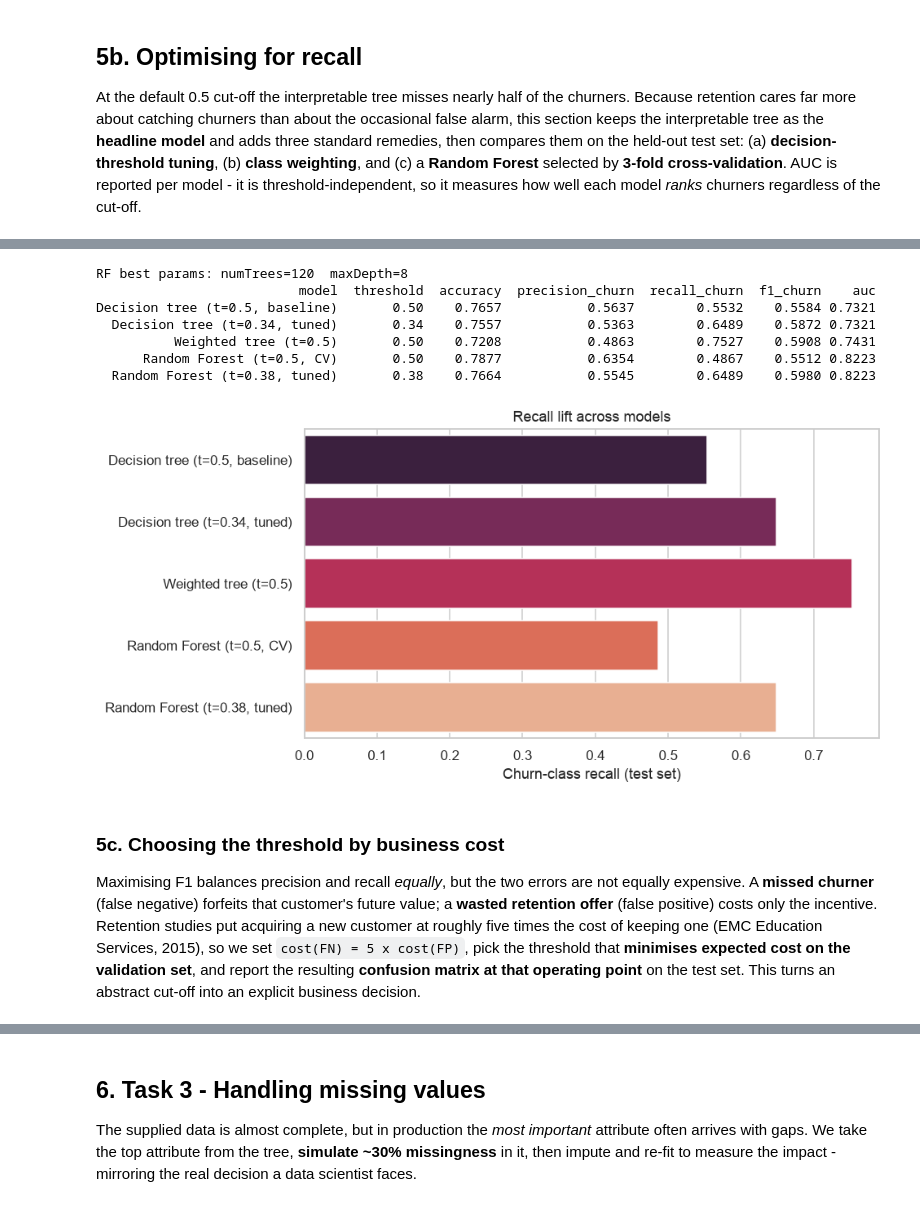
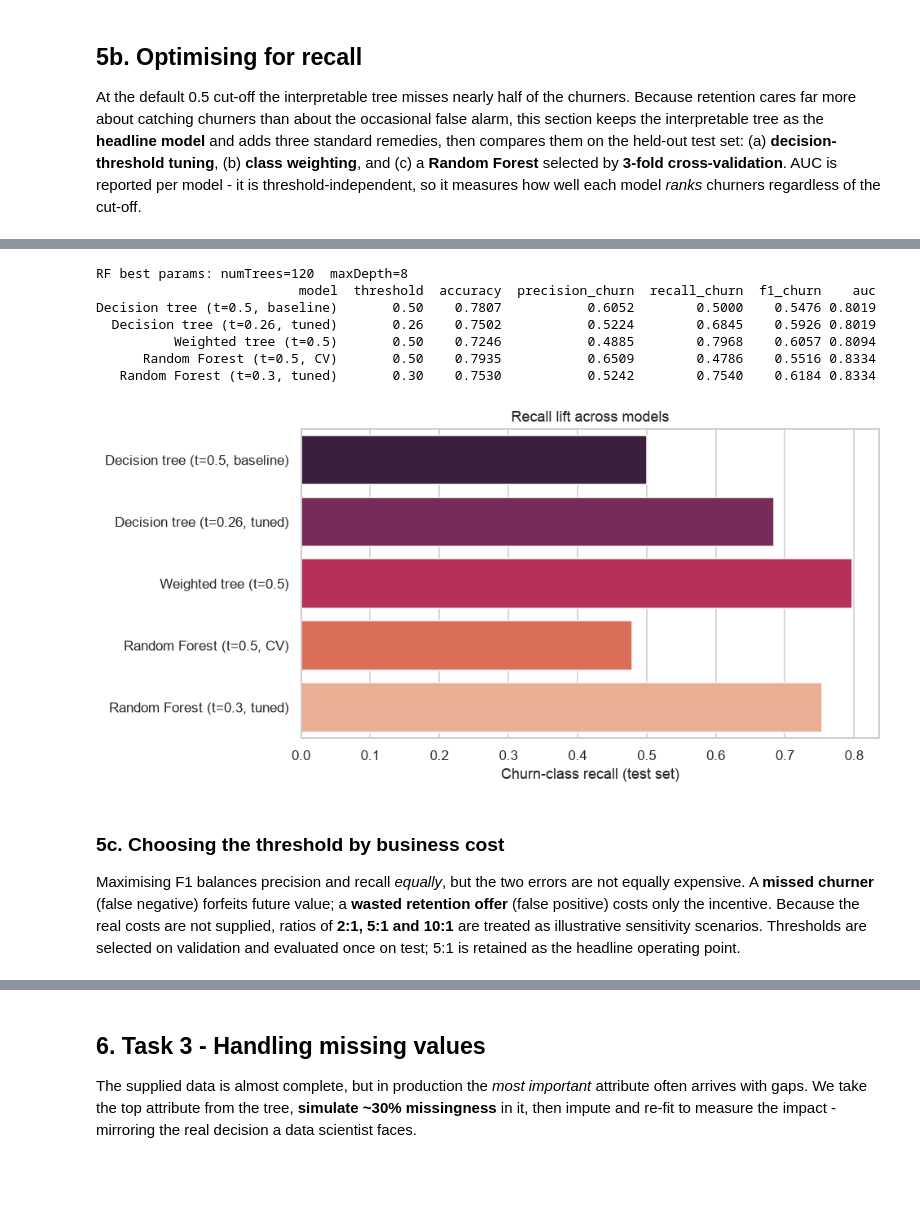
Before and after one commit to lfariabr/masters-swe-ai, a Jupyter notebook: 2026-T2/BDA/assignments/Assessment2/notebook/BDA601FariaLuis_Assessment2.ipynb, the cells around one changed output, grey strips where cells are left out. Cells and saved outputs as stored; diff of their text form; code cells hidden in the pictures; blank space fills up the shorter version.

```diff
--- a/2026-T2/BDA/assignments/Assessment2/notebook/BDA601FariaLuis_Assessment2.ipynb
+++ b/2026-T2/BDA/assignments/Assessment2/notebook/BDA601FariaLuis_Assessment2.ipynb
@@ -283,20 +263,0 @@ Categorical: ['gender', 'Dependents', 'PhoneService', 'MultipleLines', 'OnlineBa
-# %%
-from pyspark.ml import Pipeline
-from pyspark.ml.feature import StringIndexer, VectorAssembler, VectorIndexer
-
-sdf = spark.createDataFrame(clean)
-
-# Index each categorical column, index the label, assemble, then mark low-cardinality
-# vector slots as categorical so the tree splits them as sets rather than ordinals.
-cat_indexers = [StringIndexer(inputCol=c, outputCol=c + "_idx", handleInvalid="keep") for c in CATEGORICAL]
-label_indexer = StringIndexer(inputCol="Churn", outputCol="label", handleInvalid="error")  # Churn is clean -> exactly 2 classes (binary AUC)
-FEATURE_NAMES = NUMERIC + CATEGORICAL                      # display name per vector index
-assembler = VectorAssembler(inputCols=NUMERIC + [c + "_idx" for c in CATEGORICAL], outputCol="features_raw")
-vindexer = VectorIndexer(inputCol="features_raw", outputCol="features", maxCategories=12, handleInvalid="keep")
-
-prep = Pipeline(stages=cat_indexers + [label_indexer, assembler, vindexer]).fit(sdf)
-model_df = prep.transform(sdf).select("features", "label", "Churn").cache()
-print("Prepared rows:", model_df.count(), "| features per row:", len(FEATURE_NAMES))
-# label mapping (StringIndexer orders by frequency: No=0.0, Yes=1.0)
-label_labels = prep.stages[len(CATEGORICAL)].labels
-print("Label index ->", {i: l for i, l in enumerate(label_labels)})
@@ -313,18 +414,13 @@ MLlib's `DecisionTreeClassifier`.
 from pyspark.ml.classification import DecisionTreeClassifier
 from pyspark.ml.evaluation import MulticlassClassificationEvaluator, BinaryClassificationEvaluator
 
-train_df, val_df, test_df = model_df.randomSplit([0.6, 0.2, 0.2], seed=RANDOM_SEED)
-print("train/val/test =", train_df.count(), val_df.count(), test_df.count())
-
-f1_eval = MulticlassClassificationEvaluator(labelCol="label", predictionCol="prediction", metricName="f1")
-
-# Tune maxDepth on the validation set.
+# Tune maxDepth on the validation set using churn-class F1, not majority-weighted F1.
 val_scores = {}
 for depth in [3, 4, 5, 6, 8]:
     m = DecisionTreeClassifier(labelCol="label", featuresCol="features", maxDepth=depth, seed=RANDOM_SEED).fit(train_df)
-    val_scores[depth] = f1_eval.evaluate(m.transform(val_df))
+    val_scores[depth] = churn_f1(m.transform(val_df))
 best_depth = max(val_scores, key=val_scores.get)
-print("Validation F1 by depth:", {d: round(s, 4) for d, s in val_scores.items()})
+print("Validation churn-F1 by depth:", {d: round(s, 4) for d, s in val_scores.items()})
 print("Best maxDepth =", best_depth)
 
 dt = DecisionTreeClassifier(labelCol="label", featuresCol="features", maxDepth=best_depth, seed=RANDOM_SEED)
@@ -483,11 +568,12 @@ def churn_scores(s, t):
     f1   = 2 * prec * rec / (prec + rec) if (prec + rec) else 0.0
     return {"acc": (tp + tn) / len(y), "precision": prec, "recall": rec, "f1": f1}
 
-auc_eval = BinaryClassificationEvaluator(labelCol="label", rawPredictionCol="rawPrediction", metricName="areaUnderROC")
+auc_cv_eval = BinaryClassificationEvaluator(labelCol="label", rawPredictionCol="rawPrediction",
+                                             metricName="areaUnderROC")
 
 # (a) Tune the baseline tree's decision threshold on the VALIDATION set (maximise churn-class F1).
 val_s = scored(model.transform(val_df))
-grid = np.round(np.arange(0.10, 0.61, 0.02), 3)
+grid = np.round(np.arange(0.02, 0.81, 0.02), 3)
 val_curve = pd.DataFrame([{"t": t, **churn_scores(val_s, t)} for t in grid])
 t_tree = float(val_curve.loc[val_curve["f1"].idxmax(), "t"])
 print("Decision tree: best threshold on validation =", t_tree)
@@ -516,7 +602,7 @@ from pyspark.ml.classification import RandomForestClassifier
 from pyspark.ml.tuning import CrossValidator, ParamGridBuilder
 rf = RandomForestClassifier(labelCol="label", featuresCol="features", seed=RANDOM_SEED)
 rf_grid = ParamGridBuilder().addGrid(rf.numTrees, [60, 120]).addGrid(rf.maxDepth, [5, 8]).build()
-rf_cv = CrossValidator(estimator=rf, estimatorParamMaps=rf_grid, evaluator=auc_eval,
+rf_cv = CrossValidator(estimator=rf, estimatorParamMaps=rf_grid, evaluator=auc_cv_eval,
                        numFolds=3, seed=RANDOM_SEED, parallelism=2).fit(train_df)
 rf_model = rf_cv.bestModel
 print("RF best params: numTrees=%s  maxDepth=%s" % (rf_model.getNumTrees, rf_model.getOrDefault("maxDepth")))
@@ -530,52 +616,50 @@ t_rf = float(rf_curve.loc[rf_curve["f1"].idxmax(), "t"])
 tree_test = scored(model.transform(test_df))
 w_test    = scored(wtree.transform(test_df))
 rf_test   = scored(rf_model.transform(test_df))
-auc_tree, auc_w, auc_rf = (auc_eval.evaluate(model.transform(test_df)),
-                           auc_eval.evaluate(wtree.transform(test_df)),
-                           auc_eval.evaluate(rf_model.transform(test_df)))
+auc_tree, auc_w, auc_rf = (probability_auc(model.transform(test_df)),
+                           probability_auc(wtree.transform(test_df)),
+                           probability_auc(rf_model.transform(test_df)))
 
 def row_for(name, s, t, a):
     m = churn_scores(s, t)
     return {"model": name, "threshold": t, "accuracy": round(m["acc"], 4),
             "precision_churn": round(m["precision"], 4), "recall_churn": round(m["recall"], 4),
             "f1_churn": round(m["f1"], 4), "auc": round(a, 4)}
 
 rows = [
     ("Decision tree (t=0.5, baseline)", tree_test, 0.5, auc_tree),
     (f"Decision tree (t={t_tree}, tuned)", tree_test, t_tree, auc_tree),
     ("Weighted tree (t=0.5)", w_test, 0.5, auc_w),
     ("Random Forest (t=0.5, CV)", rf_test, 0.5, auc_rf),
     (f"Random Forest (t={t_rf}, tuned)", rf_test, t_rf, auc_rf),
 ]
 comparison = pd.DataFrame([row_for(*r) for r in rows])
 print(comparison.to_string(index=False))
 
 plt.figure(figsize=(9, 4.5))
 sns.barplot(data=comparison, y="model", x="recall_churn", hue="model", palette="rocket", legend=False)
 plt.xlabel("Churn-class recall (test set)"); plt.ylabel("")
 plt.title("Recall lift across models"); plt.tight_layout()
 plt.savefig(FIG_DIR / "fig10_recall_comparison.png"); plt.show()
 
 recall_improvement = {"comparison": comparison.to_dict(orient="records"),
                       "chosen_threshold_tree": t_tree, "chosen_threshold_rf": t_rf,
                       "class_weights": {"pos": round(w_pos, 3), "neg": round(w_neg, 3)}}
 # %% [output]
 RF best params: numTrees=120  maxDepth=8
                           model  threshold  accuracy  precision_churn  recall_churn  f1_churn    auc
-Decision tree (t=0.5, baseline)       0.50    0.7657           0.5637        0.5532    0.5584 0.7321
-  Decision tree (t=0.34, tuned)       0.34    0.7557           0.5363        0.6489    0.5872 0.7321
-          Weighted tree (t=0.5)       0.50    0.7208           0.4863        0.7527    0.5908 0.7431
-      Random Forest (t=0.5, CV)       0.50    0.7877           0.6354        0.4867    0.5512 0.8223
-  Random Forest (t=0.38, tuned)       0.38    0.7664           0.5545        0.6489    0.5980 0.8223
+Decision tree (t=0.5, baseline)       0.50    0.7807           0.6052        0.5000    0.5476 0.8019
+  Decision tree (t=0.26, tuned)       0.26    0.7502           0.5224        0.6845    0.5926 0.8019
+          Weighted tree (t=0.5)       0.50    0.7246           0.4885        0.7968    0.6057 0.8094
+      Random Forest (t=0.5, CV)       0.50    0.7935           0.6509        0.4786    0.5516 0.8334
+   Random Forest (t=0.3, tuned)       0.30    0.7530           0.5242        0.7540    0.6184 0.8334
-[figure, old version]
+[figure, new version]
 # %% [markdown]
 ### 5c. Choosing the threshold by business cost
 
 Maximising F1 balances precision and recall *equally*, but the two errors are not equally expensive.
-A **missed churner** (false negative) forfeits that customer's future value; a **wasted retention
-offer** (false positive) costs only the incentive. Retention studies put acquiring a new customer at
-roughly five times the cost of keeping one (EMC Education Services, 2015), so we set
-`cost(FN) = 5 x cost(FP)`, pick the threshold that **minimises expected cost on the validation set**,
-and report the resulting **confusion matrix at that operating point** on the test set. This turns an
-abstract cut-off into an explicit business decision.
+A **missed churner** (false negative) forfeits future value; a **wasted retention offer** (false
+positive) costs only the incentive. Because the real costs are not supplied, ratios of **2:1, 5:1 and
+10:1** are treated as illustrative sensitivity scenarios. Thresholds are selected on validation and
+evaluated once on test; 5:1 is retained as the headline operating point.
 # %%
```
Also changed, not shown: parts of 23 cells of this notebook, 14 other files.
